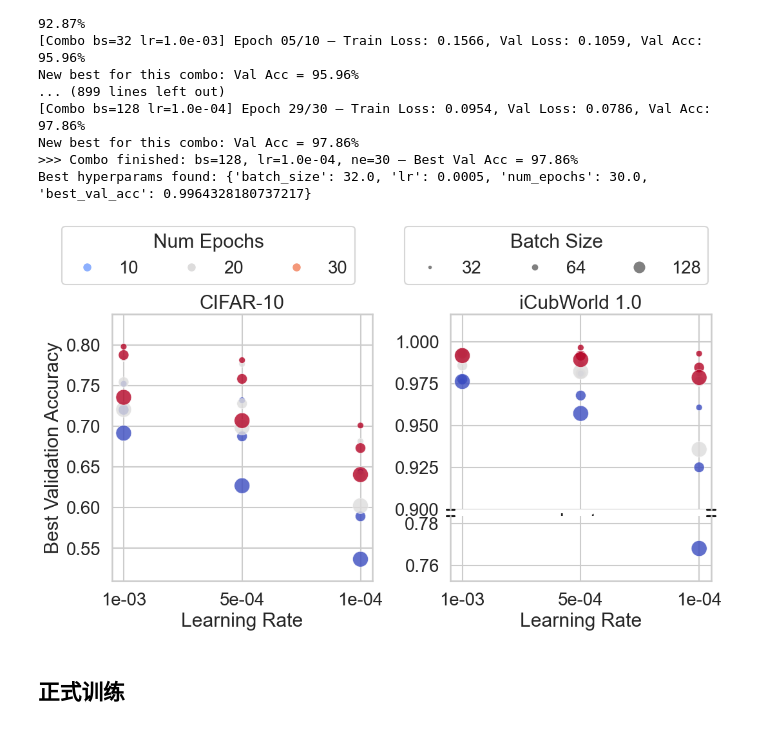
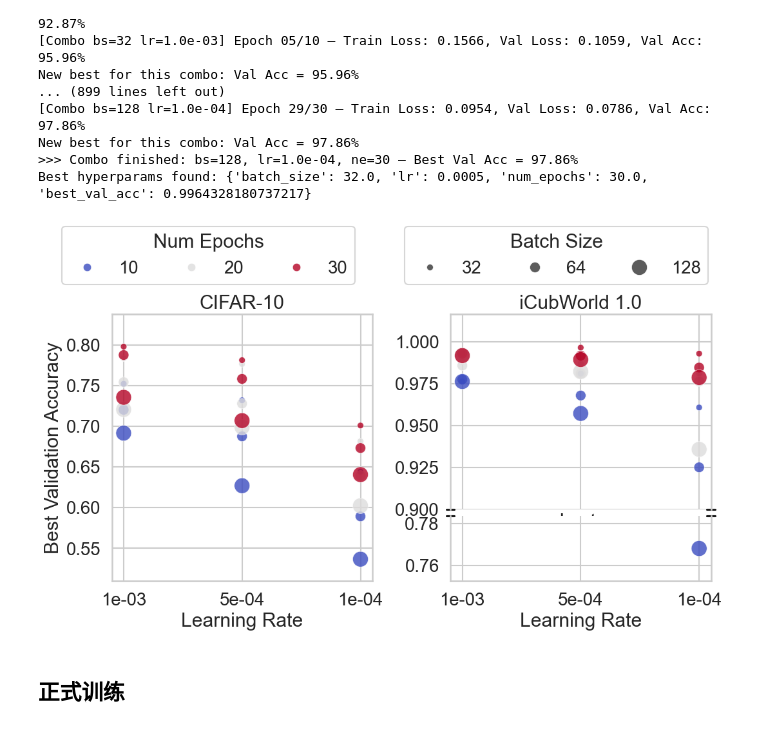
Before and after one commit to SchwarzerYV/CRCV_Assignment, a Jupyter notebook: CNN_iCub.ipynb, the cells around one changed output. Saved outputs shown, nothing was run; the diff lists cells and outputs as text; code cells hidden in the pictures.

```diff
--- a/CNN_iCub.ipynb
+++ b/CNN_iCub.ipynb
@@ -570,10 +591,11 @@ for df in (df1, df2):
 # 2. 全局风格
 sns.set_theme(style='whitegrid', context='talk', font_scale=1.2)
 
-# 3. 固定 legend 等级
-epoch_levels = [10, 20, 30]
-batch_levels = [32, 64, 128]
-max_batch = max(batch_levels)
+# 3. 我们要在 legend 中出现的固定等级
+epoch_levels = ['10', '20', '30']   # 字符串形式
+batch_levels = ['32', '64', '128']
+batch_ints   = [int(b) for b in batch_levels]
+max_batch    = max(batch_ints)
 max_markersize = 12
 
 # 4. 新建 Figure + GridSpec：左边一个大轴，右边上下各一个小轴
@@ -585,10 +607,11 @@ gs = gridspec.GridSpec(2, 2,
 
 # —— 子图1：CIFAR-10（跨两行） —— #
 ax1 = fig.add_subplot(gs[:, 0])
+# 用 legend="full" 先让 seaborn 生成一次完整的 legend
 sns.scatterplot(
     data=df1, x='lr_str', y='best_val_acc',
-    hue='num_epochs', hue_order=epoch_levels,
-    size='batch_size', size_order=batch_levels,
+    hue='num_epochs', hue_order=[int(e) for e in epoch_levels],
+    size='batch_size', size_order=batch_ints,
     palette='coolwarm', sizes=(50, 300),
     alpha=0.8, edgecolor='w', linewidth=0.5,
     legend='full',
@@ -598,17 +621,25 @@ ax1.set(title='CIFAR-10', xlabel='Learning Rate', ylabel='Best Validation Accura
 # 动态设置 y 轴范围
 y1min, y1max = df1['best_val_acc'].min(), df1['best_val_acc'].max()
 ax1.set_ylim(y1min * 0.95, y1max * 1.05)
-# 提取并移除自动 legend
-handles, labels = ax1.get_legend_handles_labels()
+
+# 提取完整的 handles & labels，然后移除子图自身的 legend
+all_handles, all_labels = ax1.get_legend_handles_labels()
 ax1.legend_.remove()
+
+# 分离出 epoch 和 batch 的两组句柄
+epoch_handles = [h for h, l in zip(all_handles, all_labels) if l in epoch_levels]
+epoch_labels  = [l for l in all_labels if l in epoch_levels]
+batch_handles = [h for h, l in zip(all_handles, all_labels) if l in batch_levels]
+batch_labels  = [l for l in all_labels if l in batch_levels]
+
 
 # —— 子图2：iCubWorld 1.0 —— #
 # 上半段
 ax2_top = fig.add_subplot(gs[0, 1], sharex=ax1)
 sns.scatterplot(
     data=df2, x='lr_str', y='best_val_acc',
-    hue='num_epochs', hue_order=epoch_levels,
-    size='batch_size', size_order=batch_levels,
+    hue='num_epochs', hue_order=[int(e) for e in epoch_levels],
+    size='batch_size', size_order=batch_ints,
     palette='coolwarm', sizes=(50, 300),
     alpha=0.8, edgecolor='w', linewidth=0.5,
     legend=False,
@@ -619,8 +650,8 @@ ax2_top.set(title='iCubWorld 1.0')
 ax2_bottom = fig.add_subplot(gs[1, 1], sharex=ax1)
 sns.scatterplot(
     data=df2, x='lr_str', y='best_val_acc',
-    hue='num_epochs', hue_order=epoch_levels,
-    size='batch_size', size_order=batch_levels,
+    hue='num_epochs', hue_order=[int(e) for e in epoch_levels],
+    size='batch_size', size_order=batch_ints,
     palette='coolwarm', sizes=(50, 300),
     alpha=0.8, edgecolor='w', linewidth=0.3,
     legend=False,
@@ -630,65 +661,52 @@ ax2_bottom.set(xlabel='Learning Rate')
 
 # 根据 df2 数据，把右侧上/下两轴分别定区间
 y2min, y2max = df2['best_val_acc'].min(), df2['best_val_acc'].max()
-break_pt = 0.90  # 断点，0.90 以上视为上部，其余为下部
+break_pt = 0.90
 ax2_top.set_ylim(break_pt, y2max * 1.02)
 ax2_bottom.set_ylim(y2min * 0.98, y2min * 1.02)
+
+# 隐藏右侧断轴子图的 y 轴标题（保留刻度）
 ax2_top.yaxis.label.set_visible(False)
 ax2_bottom.yaxis.label.set_visible(False)
 
-# 隐藏断轴处的脊线 & 刻度
+# 隐藏断轴处的脊线 & 上半段的 x-刻度标签
 ax2_top.spines['bottom'].set_visible(False)
 ax2_bottom.spines['top'].set_visible(False)
-ax2_top.tick_params(labelbottom=False)  # 隐藏上轴的 x 标签
-d = .015  # 断裂符号大小
+ax2_top.tick_params(labelbottom=False)
+
+# —— 保留断轴小点（折断符号） —— #
+d = .015  # 折断符号大小
+# 上半段底部
 kwargs = dict(transform=ax2_top.transAxes, color='k', clip_on=False)
 ax2_top.plot((-d, +d), (0, 0), **kwargs)
 ax2_top.plot((1 - d, 1 + d), (0, 0), **kwargs)
+# 下半段顶部
 kwargs.update(transform=ax2_bottom.transAxes)
 ax2_bottom.plot((-d, +d), (1, 1), **kwargs)
 ax2_bottom.plot((1 - d, 1 + d), (1, 1), **kwargs)
 
-# —— 手动构造 Figure 级别的 proxy legend —— #
-# 颜色 legend：Num Epochs
-palette = sns.color_palette('coolwarm', len(epoch_levels))
-epoch_handles = [
-    Line2D([0], [0],
-           marker='o', color=palette[i],
-           linestyle='', markersize=8,
-           label=str(epoch_levels[i]))
-    for i in range(len(epoch_levels))
-]
+# —— Figure 级别：两组统一 legend —— #
+fig.subplots_adjust(top=0.80)
 
-# 大小 legend：Batch Size
-batch_handles = []
-for b in batch_levels:
-    ms = b / max_batch * max_markersize
-    batch_handles.append(
-        Line2D([0], [0],
-               marker='o', color='gray',
-               linestyle='', markersize=ms,
-               label=str(b))
-    )
-
-# 放置两个 legend
-fig.subplots_adjust(top=0.80)
+# Num Epochs
 fig.legend(
-    handles=epoch_handles, labels=[str(e) for e in epoch_levels],
+    handles=epoch_handles, labels=epoch_labels,
     title='Num Epochs',
     loc='upper center', bbox_to_anchor=(0.25, 1.05),
-    ncol=len(epoch_levels), frameon=True
+    ncol=len(epoch_handles), frameon=True
 )
+# Batch Size
 fig.legend(
-    handles=batch_handles, labels=[str(b) for b in batch_levels],
+    handles=batch_handles, labels=batch_labels,
     title='Batch Size',
     loc='upper center', bbox_to_anchor=(0.7, 1.05),
-    ncol=len(batch_levels), frameon=True
+    ncol=len(batch_handles), frameon=True
 )
 
 plt.tight_layout()
 plt.show()
 # %% [output]
-[figure, old version]
+[figure, new version]
 # %% [markdown]
 ## 正式训练
 # %%
```
Also changed, not shown: parts of 5 cells of this notebook, 11 other files.
